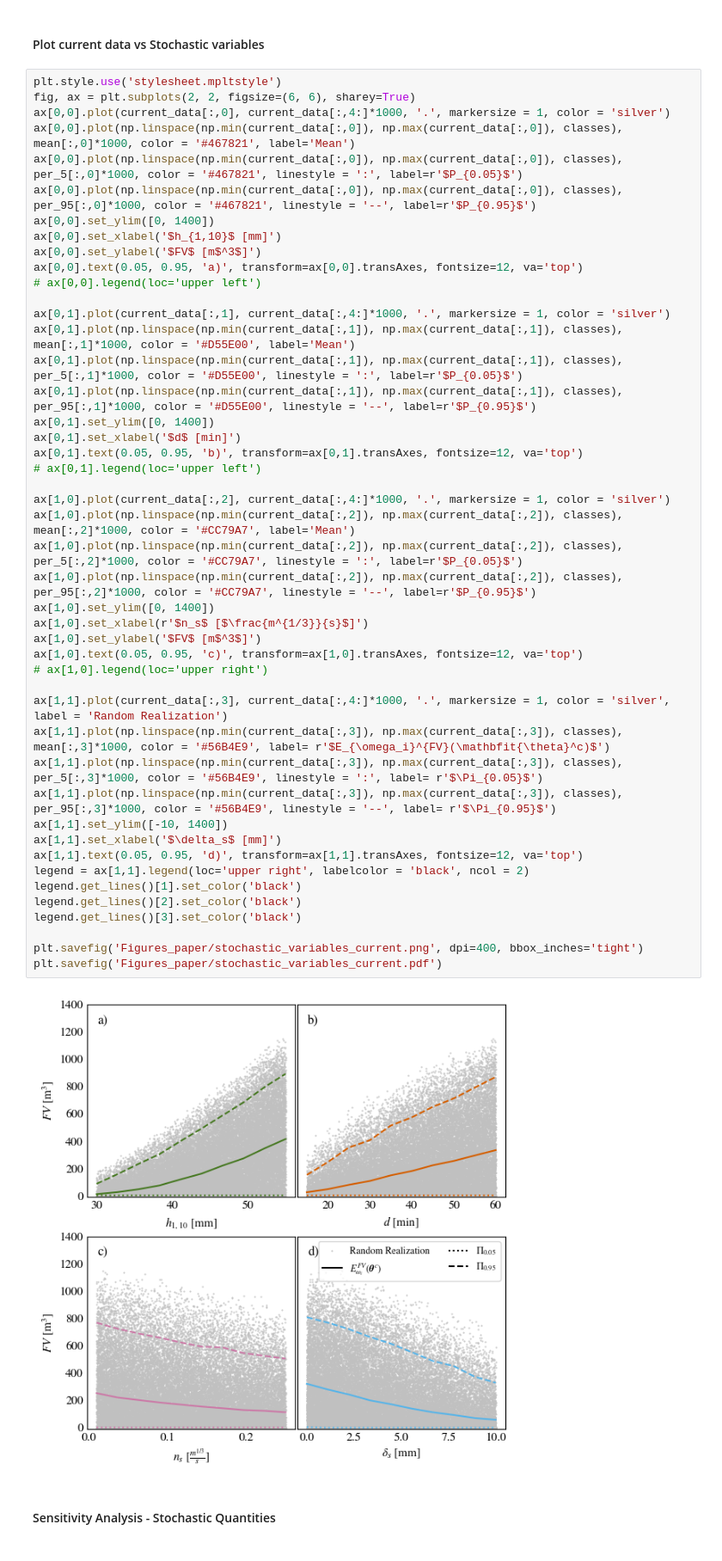
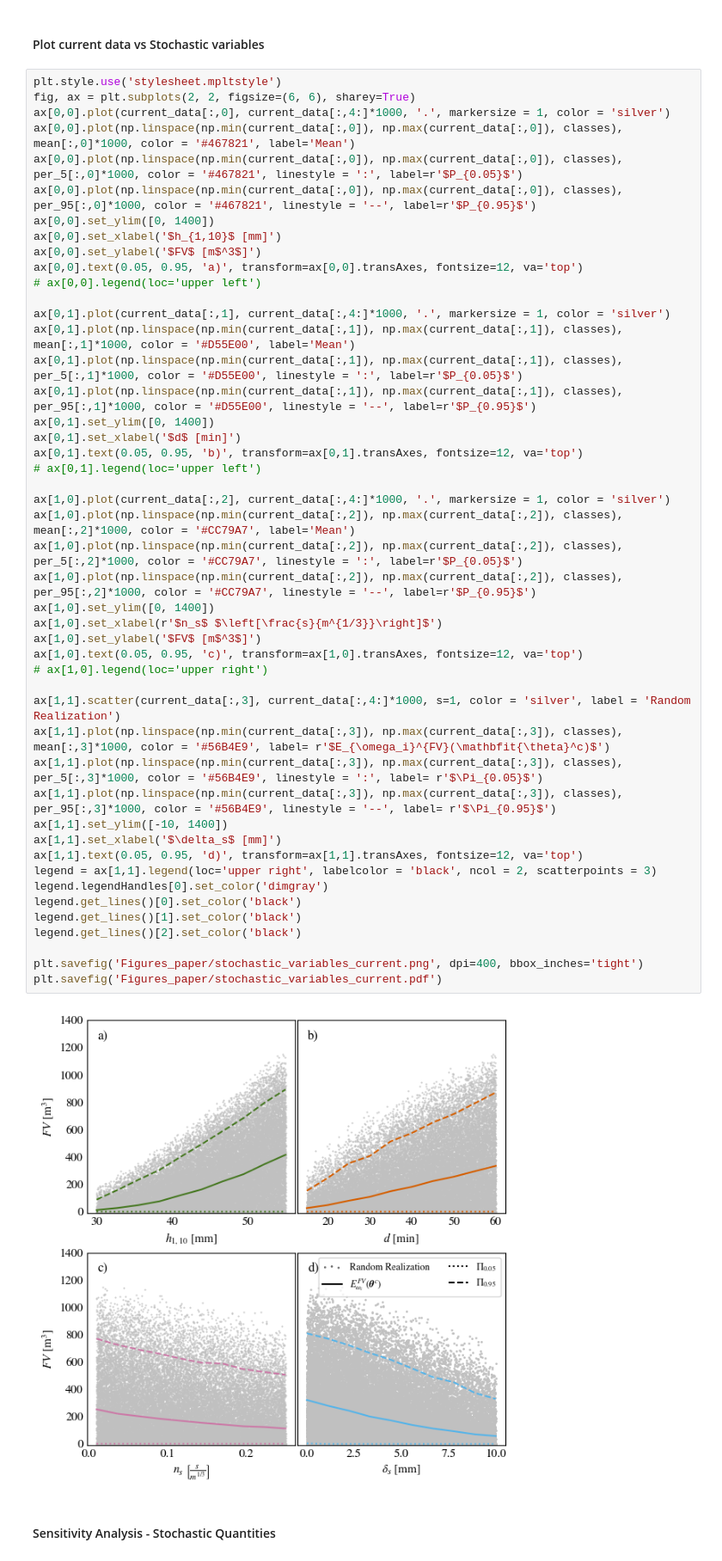
Before and after one commit to rlsandovalp/operational_picture, a Jupyter notebook: Galbiate/operational_analysis.ipynb, the cells around one changed output. Shown at 86% size. Cells and saved outputs as stored; diff of their text form.

```diff
--- a/Galbiate/operational_analysis.ipynb
+++ b/Galbiate/operational_analysis.ipynb
@@ -40,38 +40,39 @@ ax[0,0].text(0.05, 0.95, 'a)', transform=ax[0,0].transAxes, fontsize=12, va='top
 ax[0,1].plot(current_data[:,1], current_data[:,4:]*1000, '.', markersize = 1, color = 'silver')
 ax[0,1].plot(np.linspace(np.min(current_data[:,1]), np.max(current_data[:,1]), classes), mean[:,1]*1000, color = '#D55E00', label='Mean')
 ax[0,1].plot(np.linspace(np.min(current_data[:,1]), np.max(current_data[:,1]), classes), per_5[:,1]*1000, color = '#D55E00', linestyle = ':', label=r'$P_{0.05}$')
 ax[0,1].plot(np.linspace(np.min(current_data[:,1]), np.max(current_data[:,1]), classes), per_95[:,1]*1000, color = '#D55E00', linestyle = '--', label=r'$P_{0.95}$')
 ax[0,1].set_ylim([0, 1400])
 ax[0,1].set_xlabel('$d$ [min]')
 ax[0,1].text(0.05, 0.95, 'b)', transform=ax[0,1].transAxes, fontsize=12, va='top')
 # ax[0,1].legend(loc='upper left')
 
 ax[1,0].plot(current_data[:,2], current_data[:,4:]*1000, '.', markersize = 1, color = 'silver')
 ax[1,0].plot(np.linspace(np.min(current_data[:,2]), np.max(current_data[:,2]), classes), mean[:,2]*1000, color = '#CC79A7', label='Mean')
 ax[1,0].plot(np.linspace(np.min(current_data[:,2]), np.max(current_data[:,2]), classes), per_5[:,2]*1000, color = '#CC79A7', linestyle = ':', label=r'$P_{0.05}$')
 ax[1,0].plot(np.linspace(np.min(current_data[:,2]), np.max(current_data[:,2]), classes), per_95[:,2]*1000, color = '#CC79A7', linestyle = '--', label=r'$P_{0.95}$')
 ax[1,0].set_ylim([0, 1400])
-ax[1,0].set_xlabel(r'$n_s$ [$\frac{m^{1/3}}{s}$]')
+ax[1,0].set_xlabel(r'$n_s$ $\left[\frac{s}{m^{1/3}}\right]$')
 ax[1,0].set_ylabel('$FV$ [m$^3$]')
 ax[1,0].text(0.05, 0.95, 'c)', transform=ax[1,0].transAxes, fontsize=12, va='top')
 # ax[1,0].legend(loc='upper right')
 
-ax[1,1].plot(current_data[:,3], current_data[:,4:]*1000, '.', markersize = 1, color = 'silver', label = 'Random Realization')
+ax[1,1].scatter(current_data[:,3], current_data[:,4:]*1000, s=1, color = 'silver', label = 'Random Realization')
 ax[1,1].plot(np.linspace(np.min(current_data[:,3]), np.max(current_data[:,3]), classes), mean[:,3]*1000, color = '#56B4E9', label= r'$E_{\omega_i}^{FV}(\mathbfit{\theta}^c)$')
 ax[1,1].plot(np.linspace(np.min(current_data[:,3]), np.max(current_data[:,3]), classes), per_5[:,3]*1000, color = '#56B4E9', linestyle = ':', label= r'$\Pi_{0.05}$')
 ax[1,1].plot(np.linspace(np.min(current_data[:,3]), np.max(current_data[:,3]), classes), per_95[:,3]*1000, color = '#56B4E9', linestyle = '--', label= r'$\Pi_{0.95}$')
 ax[1,1].set_ylim([-10, 1400])
 ax[1,1].set_xlabel('$\delta_s$ [mm]')
 ax[1,1].text(0.05, 0.95, 'd)', transform=ax[1,1].transAxes, fontsize=12, va='top')
-legend = ax[1,1].legend(loc='upper right', labelcolor = 'black', ncol = 2)
+legend = ax[1,1].legend(loc='upper right', labelcolor = 'black', ncol = 2, scatterpoints = 3)
+legend.legendHandles[0].set_color('dimgray')
+legend.get_lines()[0].set_color('black')
 legend.get_lines()[1].set_color('black')
 legend.get_lines()[2].set_color('black')
-legend.get_lines()[3].set_color('black')
 
 plt.savefig('Figures_paper/stochastic_variables_current.png', dpi=400, bbox_inches='tight')
 plt.savefig('Figures_paper/stochastic_variables_current.pdf')
 # %% [output]
-[figure, old version]
+[figure, new version]
 # %% [markdown]
 #### Sensitivity Analysis - Stochastic Quantities
 # %%
```
Also changed, not shown: parts of 4 cells of this notebook, 23 other files.
